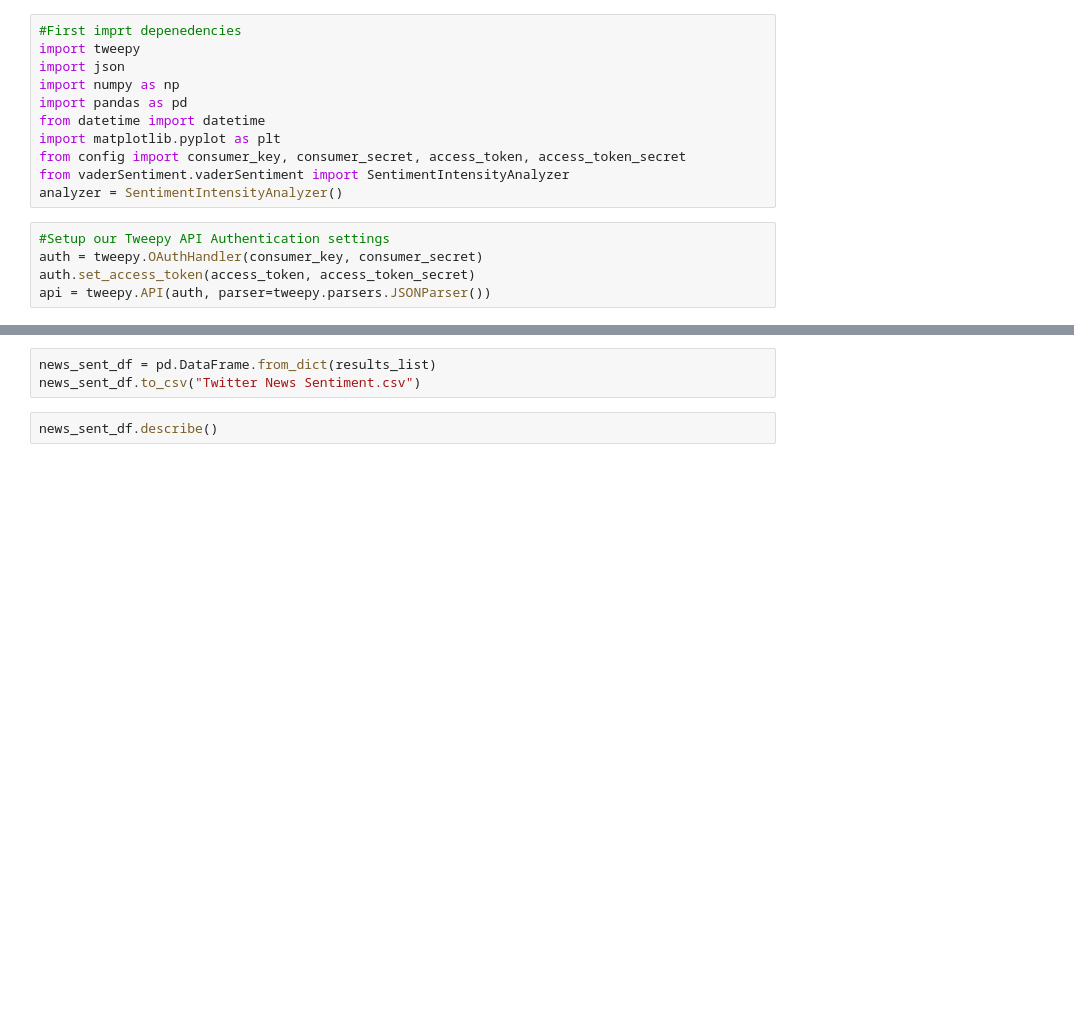
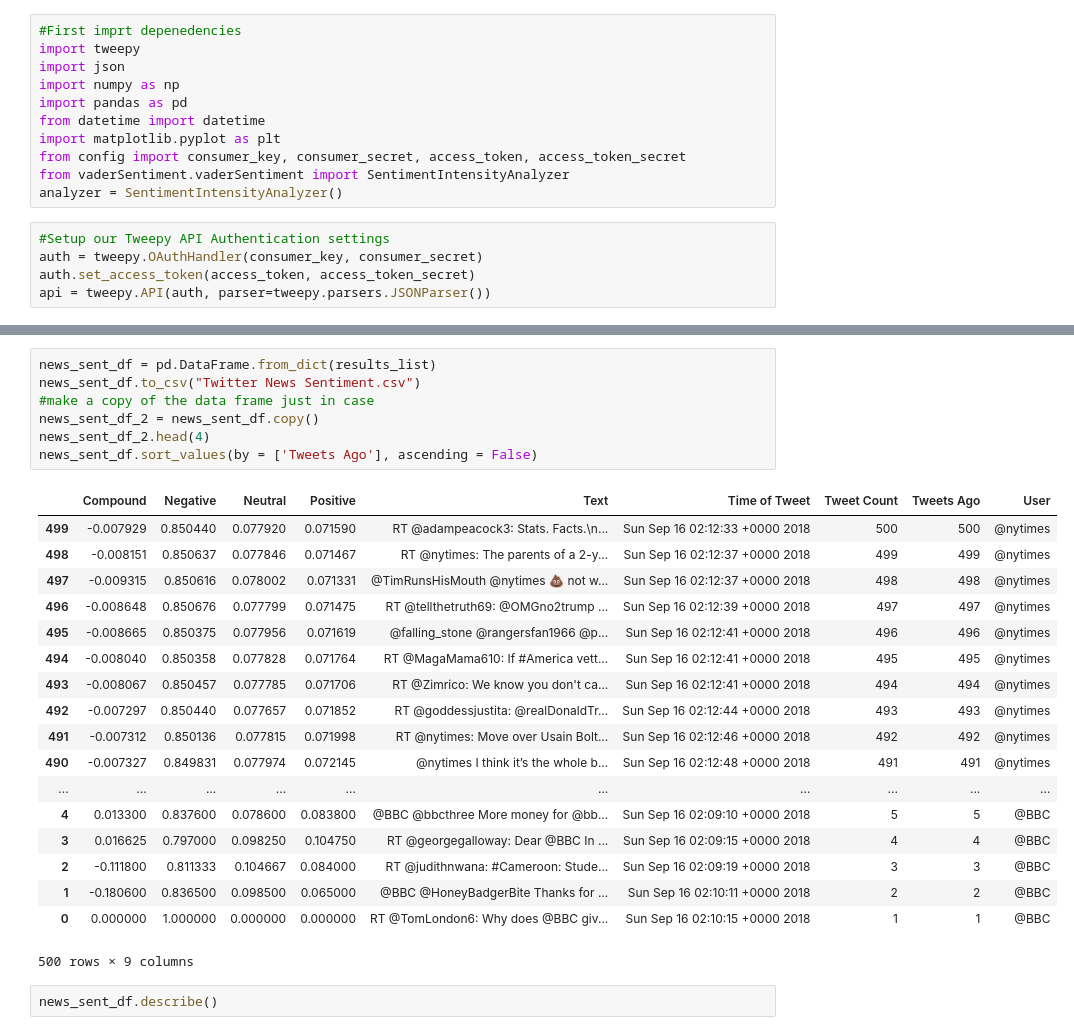
Before and after one commit to MarkovCredit/BootCamp_Spot, a Jupyter notebook: SocialMediaAnalytics/SocialAnalyticsHomework.ipynb, the cells around one changed output, grey strips where cells are left out. Saved outputs shown, nothing was run; the diff lists cells and outputs as text; blank space fills up the shorter version.

```diff
--- a/SocialMediaAnalytics/SocialAnalyticsHomework.ipynb
+++ b/SocialMediaAnalytics/SocialAnalyticsHomework.ipynb
@@ -110,6 +104,29 @@ print(results_list)
 # %%
 news_sent_df = pd.DataFrame.from_dict(results_list)
 news_sent_df.to_csv("Twitter News Sentiment.csv")
+#make a copy of the data frame just in case
+news_sent_df_2 = news_sent_df.copy()
+news_sent_df_2.head(4)
+news_sent_df.sort_values(by = ['Tweets Ago'], ascending = False)
+# %% [output]
+|  | Compound | Negative | Neutral | Positive | Text | Time of Tweet | Tweet Count | Tweets Ago | User |
+| 499 | -0.007929 | 0.850440 | 0.077920 | 0.071590 | RT @adampeacock3: Stats. Facts.\n... | Sun Sep 16 02:12:33 +0000 2018 | 500 | 500 | @nytimes |
+| 498 | -0.008151 | 0.850637 | 0.077846 | 0.071467 | RT @nytimes: The parents of a 2-y... | Sun Sep 16 02:12:37 +0000 2018 | 499 | 499 | @nytimes |
+| 497 | -0.009315 | 0.850616 | 0.078002 | 0.071331 | @TimRunsHisMouth @nytimes 💩 not w... | Sun Sep 16 02:12:37 +0000 2018 | 498 | 498 | @nytimes |
+| 496 | -0.008648 | 0.850676 | 0.077799 | 0.071475 | RT @tellthetruth69: @OMGno2trump ... | Sun Sep 16 02:12:39 +0000 2018 | 497 | 497 | @nytimes |
+| 495 | -0.008665 | 0.850375 | 0.077956 | 0.071619 | @falling_stone @rangersfan1966 @p... | Sun Sep 16 02:12:41 +0000 2018 | 496 | 496 | @nytimes |
+| 494 | -0.008040 | 0.850358 | 0.077828 | 0.071764 | RT @MagaMama610: If #America vett... | Sun Sep 16 02:12:41 +0000 2018 | 495 | 495 | @nytimes |
+| 493 | -0.008067 | 0.850457 | 0.077785 | 0.071706 | RT @Zimrico: We know you don't ca... | Sun Sep 16 02:12:41 +0000 2018 | 494 | 494 | @nytimes |
+| 492 | -0.007297 | 0.850440 | 0.077657 | 0.071852 | RT @goddessjustita: @realDonaldTr... | Sun Sep 16 02:12:44 +0000 2018 | 493 | 493 | @nytimes |
+| 491 | -0.007312 | 0.850136 | 0.077815 | 0.071998 | RT @nytimes: Move over Usain Bolt... | Sun Sep 16 02:12:46 +0000 2018 | 492 | 492 | @nytimes |
+| 490 | -0.007327 | 0.849831 | 0.077974 | 0.072145 | @nytimes I think it’s the whole b... | Sun Sep 16 02:12:48 +0000 2018 | 491 | 491 | @nytimes |
+| ... | ... | ... | ... | ... | ... | ... | ... | ... | ... |
+| 4 | 0.013300 | 0.837600 | 0.078600 | 0.083800 | @BBC @bbcthree More money for @bb... | Sun Sep 16 02:09:10 +0000 2018 | 5 | 5 | @BBC |
+| 3 | 0.016625 | 0.797000 | 0.098250 | 0.104750 | RT @georgegalloway: Dear @BBC In ... | Sun Sep 16 02:09:15 +0000 2018 | 4 | 4 | @BBC |
+| 2 | -0.111800 | 0.811333 | 0.104667 | 0.084000 | RT @judithnwana: #Cameroon: Stude... | Sun Sep 16 02:09:19 +0000 2018 | 3 | 3 | @BBC |
+| 1 | -0.180600 | 0.836500 | 0.098500 | 0.065000 | @BBC @HoneyBadgerBite Thanks for ... | Sun Sep 16 02:10:11 +0000 2018 | 2 | 2 | @BBC |
+| 0 | 0.000000 | 1.000000 | 0.000000 | 0.000000 | RT @TomLondon6: Why does @BBC giv... | Sun Sep 16 02:10:15 +0000 2018 | 1 | 1 | @BBC |
+500 rows × 9 columns
 # %%
 news_sent_df.describe()
 # %% [output]
```
Also changed, not shown: parts of 14 cells of this notebook.
